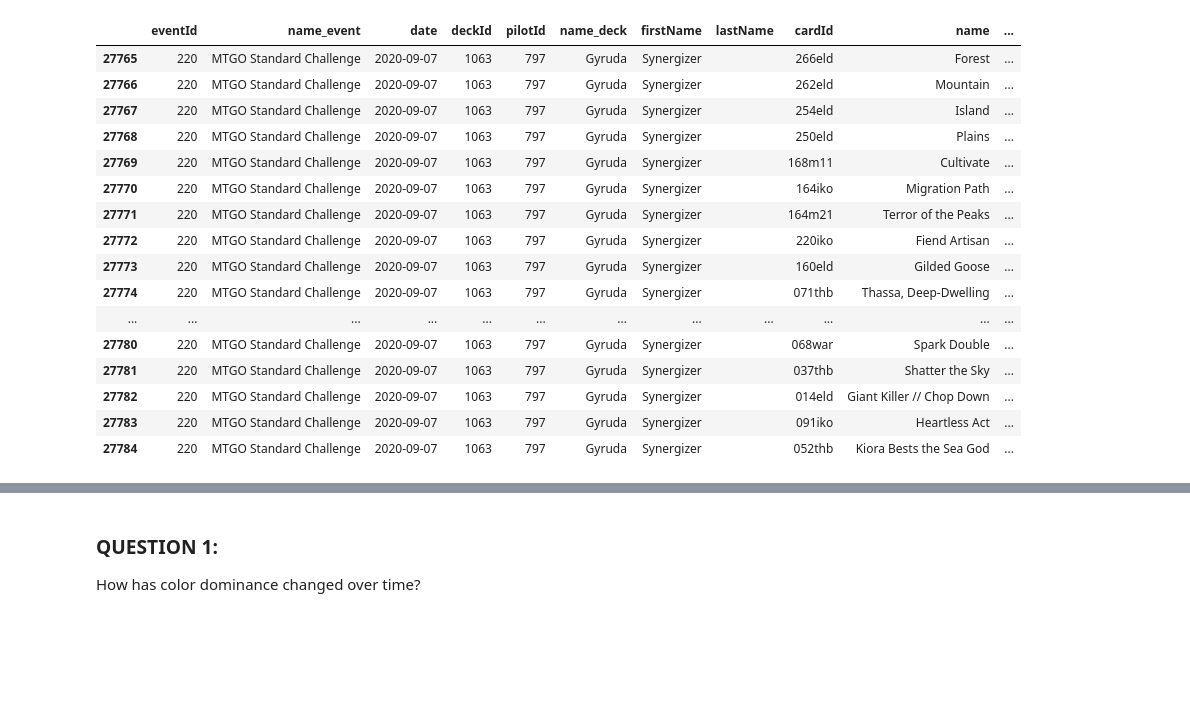
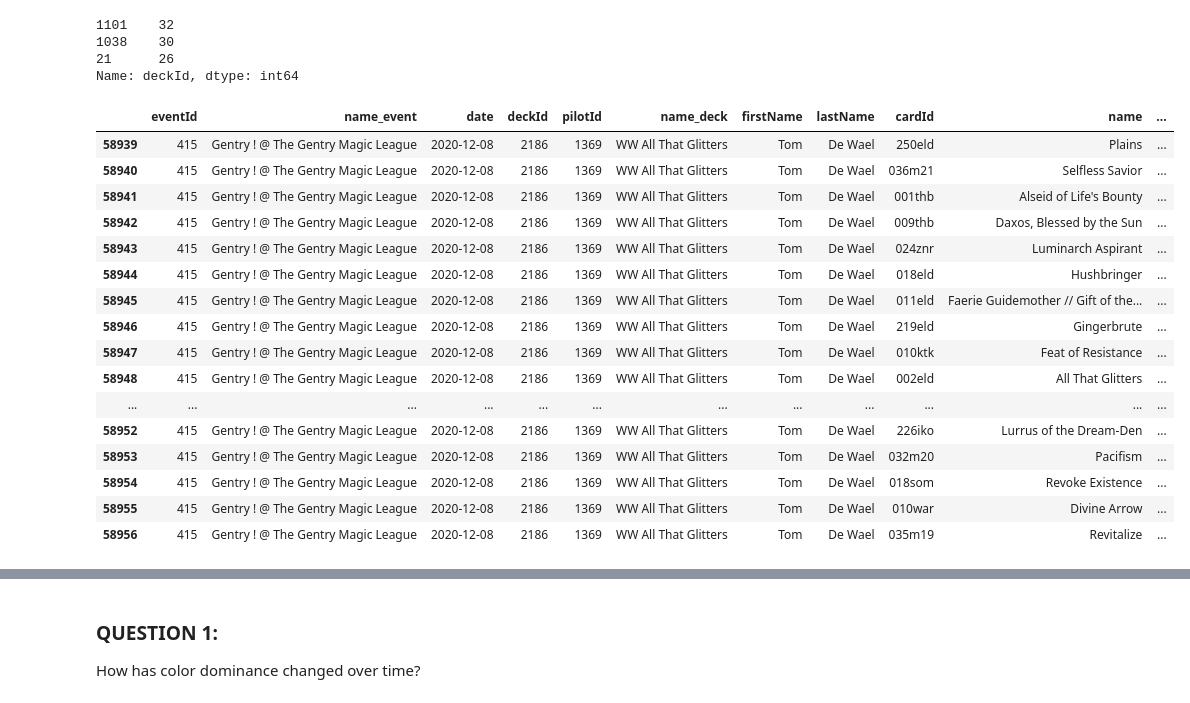
Before and after one commit to greg-martinez44/mtg_scraper, a Jupyter notebook: mtg_plotter/Plotting.ipynb, the cells around one changed output, grey strips where cells are left out. Cells and saved outputs as stored; diff of their text form; code cells hidden in the pictures; blank space fills up the shorter version.

```diff
--- a/mtg_plotter/Plotting.ipynb
+++ b/mtg_plotter/Plotting.ipynb
@@ -213,12 +113,39 @@ abu_codes = {
 
 other_codes = {
     "171cmd": "204m21", # Scavenging Ooze
-    "356eld": "", # Rankle, Master of Pranks
-    "367eld": "", # Torbran, Thane of Red Fell
-    "335eld": "", # Charming Prince
-    "346eld": "",
-
+    "356eld": "101eld", # Rankle, Master of Pranks
+    "367eld": "147eld", # Torbran, Thane of Red Fell
+    "335eld": "008eld", # Charming Prince
+    "346eld": "054eld", # Midnight Clock
+    "001unk": "", # Unknown card
+    "003ivg": "174grn", # Goblin Electromancer
+    "00410m": "004m10", # Baneslayer Angel
+    "00514c": "013m21", # Containment Priest
+    "021sha": "021shm", # Runed Halo
+    "036str": "126eld", # Fling
+    "0496th": "032m20", # Pacifism
+    "05110m": "051m10", # Essence Scatter
+    "05412m": "054m12", # Frost Breath
+    "054m12 ": "054m12",
+    "079sta": "103m21", # Grim Tutor
+    "083urs": "096m21", # Duress
+    "10113m": "101m13", # Murder
+    "107dar": "241m21", # Tormod's Crypt
+    "1136th": "159m21", # Shock
+    "12410m": "124m10", # Act of Treason
+    "1276th": "171m21", # Volcanic Geyser
+    "144gui": "248rna", # Godless Shrine
+    "162gui": "257grn", # Steam Vents
+    "163gui": "259rna", # Stomping Ground
+    "23215m": "245m15", # Radiant Fountain
+    "237urs": "063m21", # Rewind
+    "309thb": "076thb", # Thryx, the Sudden Storm
+    "328iko": "162iko", # Kogla, the Titan Ape
+    "334eld": "001eld", # Acclaimed Contender
+    "364znr": "215znr"  # Turntimber Symbiosis // Turntimber, Serpentine...
 }
 
 card_table["cardId"].replace(to_replace=abu_codes, inplace=True)
 deck_list_table["cardId"].replace(to_replace=abu_codes, inplace=True)
+
+deck_list_table["cardId"].replace(to_replace=other_codes, inplace=True)
@@ -336,25 +317,32 @@ Name: deckId, dtype: int64
+# %%
+full_table.loc[
+    full_table["archetype"] == "flash"
+]["deckId"].value_counts()
+# %% [output]
+1101    32
+1038    30
+21      26
+Name: deckId, dtype: int64
 # %%
-full_table.loc[
-    full_table["deckId"] == 1063
-]
+full_table.loc[full_table.deckId == 2186]
 # %% [output]
 |  | eventId | name_event | date | deckId | pilotId | name_deck | firstName | lastName | cardId | name | ... |
-| 27765 | 220 | MTGO Standard Challenge | 2020-09-07 | 1063 | 797 | Gyruda | Synergizer |  | 266eld | Forest | ... |
-| 27766 | 220 | MTGO Standard Challenge | 2020-09-07 | 1063 | 797 | Gyruda | Synergizer |  | 262eld | Mountain | ... |
-| 27767 | 220 | MTGO Standard Challenge | 2020-09-07 | 1063 | 797 | Gyruda | Synergizer |  | 254eld | Island | ... |
-| 27768 | 220 | MTGO Standard Challenge | 2020-09-07 | 1063 | 797 | Gyruda | Synergizer |  | 250eld | Plains | ... |
-| 27769 | 220 | MTGO Standard Challenge | 2020-09-07 | 1063 | 797 | Gyruda | Synergizer |  | 168m11 | Cultivate | ... |
-| 27770 | 220 | MTGO Standard Challenge | 2020-09-07 | 1063 | 797 | Gyruda | Synergizer |  | 164iko | Migration Path | ... |
-| 27771 | 220 | MTGO Standard Challenge | 2020-09-07 | 1063 | 797 | Gyruda | Synergizer |  | 164m21 | Terror of the Peaks | ... |
-| 27772 | 220 | MTGO Standard Challenge | 2020-09-07 | 1063 | 797 | Gyruda | Synergizer |  | 220iko | Fiend Artisan | ... |
-| 27773 | 220 | MTGO Standard Challenge | 2020-09-07 | 1063 | 797 | Gyruda | Synergizer |  | 160eld | Gilded Goose | ... |
-| 27774 | 220 | MTGO Standard Challenge | 2020-09-07 | 1063 | 797 | Gyruda | Synergizer |  | 071thb | Thassa, Deep-Dwelling | ... |
+| 58939 | 415 | Gentry ! @ The Gentry Magic League | 2020-12-08 | 2186 | 1369 | WW All That Glitters | Tom | De Wael | 250eld | Plains | ... |
+| 58940 | 415 | Gentry ! @ The Gentry Magic League | 2020-12-08 | 2186 | 1369 | WW All That Glitters | Tom | De Wael | 036m21 | Selfless Savior | ... |
+| 58941 | 415 | Gentry ! @ The Gentry Magic League | 2020-12-08 | 2186 | 1369 | WW All That Glitters | Tom | De Wael | 001thb | Alseid of Life's Bounty | ... |
+| 58942 | 415 | Gentry ! @ The Gentry Magic League | 2020-12-08 | 2186 | 1369 | WW All That Glitters | Tom | De Wael | 009thb | Daxos, Blessed by the Sun | ... |
+| 58943 | 415 | Gentry ! @ The Gentry Magic League | 2020-12-08 | 2186 | 1369 | WW All That Glitters | Tom | De Wael | 024znr | Luminarch Aspirant | ... |
+| 58944 | 415 | Gentry ! @ The Gentry Magic League | 2020-12-08 | 2186 | 1369 | WW All That Glitters | Tom | De Wael | 018eld | Hushbringer | ... |
+| 58945 | 415 | Gentry ! @ The Gentry Magic League | 2020-12-08 | 2186 | 1369 | WW All That Glitters | Tom | De Wael | 011eld | Faerie Guidemother // Gift of the... | ... |
+| 58946 | 415 | Gentry ! @ The Gentry Magic League | 2020-12-08 | 2186 | 1369 | WW All That Glitters | Tom | De Wael | 219eld | Gingerbrute | ... |
+| 58947 | 415 | Gentry ! @ The Gentry Magic League | 2020-12-08 | 2186 | 1369 | WW All That Glitters | Tom | De Wael | 010ktk | Feat of Resistance | ... |
+| 58948 | 415 | Gentry ! @ The Gentry Magic League | 2020-12-08 | 2186 | 1369 | WW All That Glitters | Tom | De Wael | 002eld | All That Glitters | ... |
 | ... | ... | ... | ... | ... | ... | ... | ... | ... | ... | ... | ... |
-| 27780 | 220 | MTGO Standard Challenge | 2020-09-07 | 1063 | 797 | Gyruda | Synergizer |  | 068war | Spark Double | ... |
-| 27781 | 220 | MTGO Standard Challenge | 2020-09-07 | 1063 | 797 | Gyruda | Synergizer |  | 037thb | Shatter the Sky | ... |
-| 27782 | 220 | MTGO Standard Challenge | 2020-09-07 | 1063 | 797 | Gyruda | Synergizer |  | 014eld | Giant Killer // Chop Down | ... |
-| 27783 | 220 | MTGO Standard Challenge | 2020-09-07 | 1063 | 797 | Gyruda | Synergizer |  | 091iko | Heartless Act | ... |
-| 27784 | 220 | MTGO Standard Challenge | 2020-09-07 | 1063 | 797 | Gyruda | Synergizer |  | 052thb | Kiora Bests the Sea God | ... |
+| 58952 | 415 | Gentry ! @ The Gentry Magic League | 2020-12-08 | 2186 | 1369 | WW All That Glitters | Tom | De Wael | 226iko | Lurrus of the Dream-Den | ... |
+| 58953 | 415 | Gentry ! @ The Gentry Magic League | 2020-12-08 | 2186 | 1369 | WW All That Glitters | Tom | De Wael | 032m20 | Pacifism | ... |
+| 58954 | 415 | Gentry ! @ The Gentry Magic League | 2020-12-08 | 2186 | 1369 | WW All That Glitters | Tom | De Wael | 018som | Revoke Existence | ... |
+| 58955 | 415 | Gentry ! @ The Gentry Magic League | 2020-12-08 | 2186 | 1369 | WW All That Glitters | Tom | De Wael | 010war | Divine Arrow | ... |
+| 58956 | 415 | Gentry ! @ The Gentry Magic League | 2020-12-08 | 2186 | 1369 | WW All That Glitters | Tom | De Wael | 035m19 | Revitalize | ... |
 # %%
 full_table.loc[
     full_table.category.isna()
```
Also changed, not shown: parts of 19 cells of this notebook, 7 other files.
